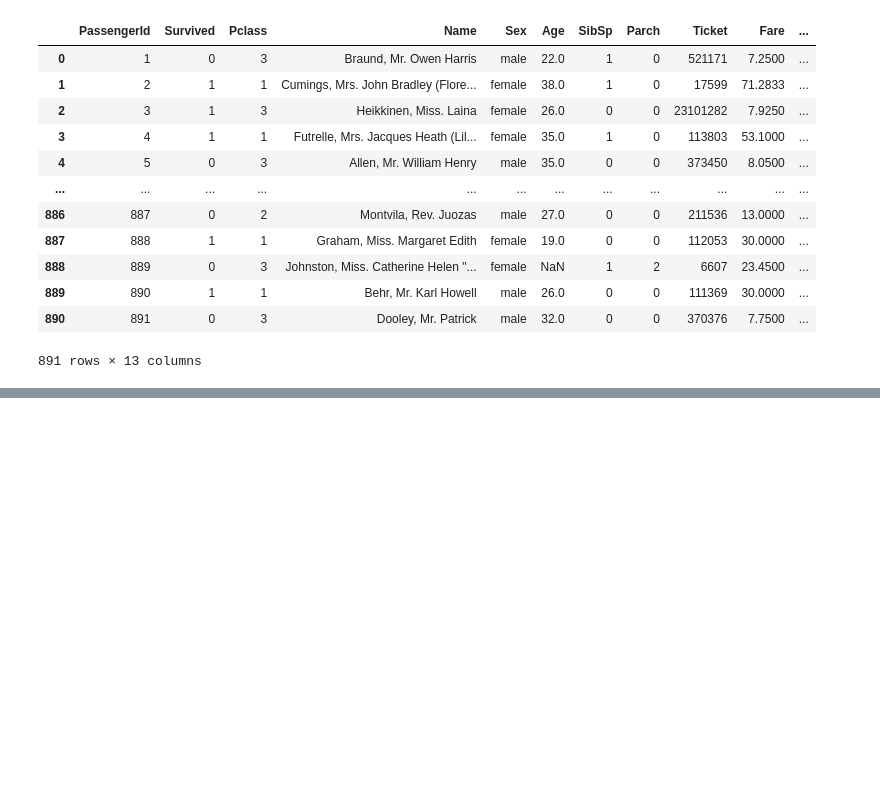
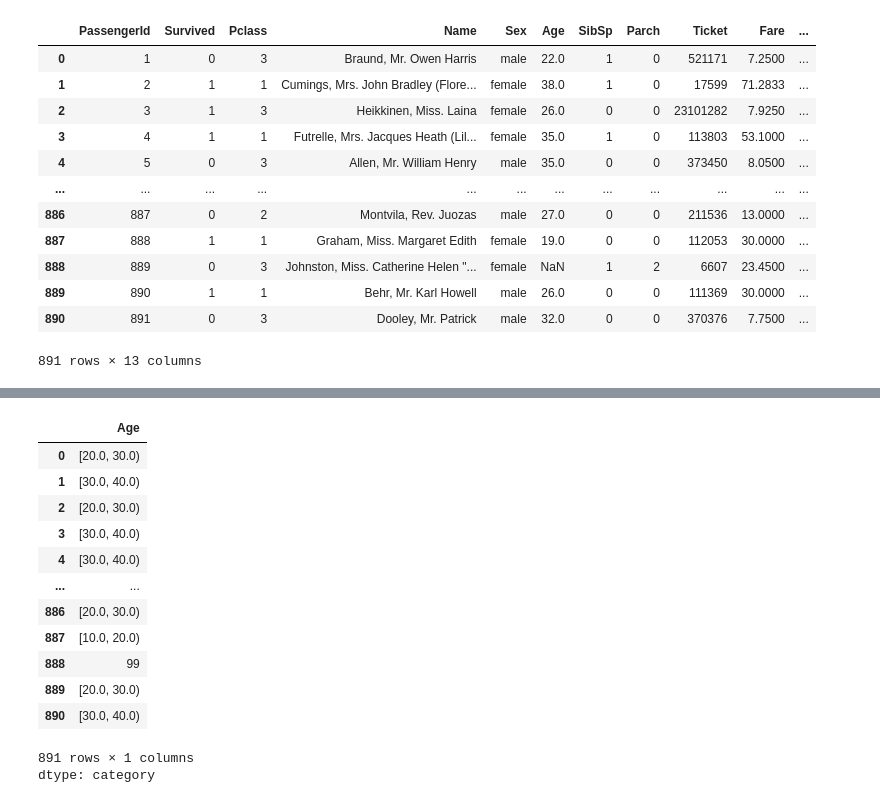
Before and after one commit to Hetvi-624/AI-ML-Internship, a Jupyter notebook: Untitled0.ipynb, the cells around one changed output, grey strips where cells are left out. Cells and saved outputs as stored; diff of their text form; code cells hidden in the pictures; blank space fills up the shorter version.

```diff
--- a/Untitled0.ipynb
+++ b/Untitled0.ipynb
@@ -301,0 +386,17 @@ df
+# %%
+df['Age']
+# %% [output]
+|  | Age |
+| 0 | [20.0, 30.0) |
+| 1 | [30.0, 40.0) |
+| 2 | [20.0, 30.0) |
+| 3 | [30.0, 40.0) |
+| 4 | [30.0, 40.0) |
+| ... | ... |
+| 886 | [20.0, 30.0) |
+| 887 | [10.0, 20.0) |
+| 888 | 99 |
+| 889 | [20.0, 30.0) |
+| 890 | [30.0, 40.0) |
+891 rows × 1 columns
+dtype: category
```
Also changed, not shown: parts of 31 cells of this notebook.
